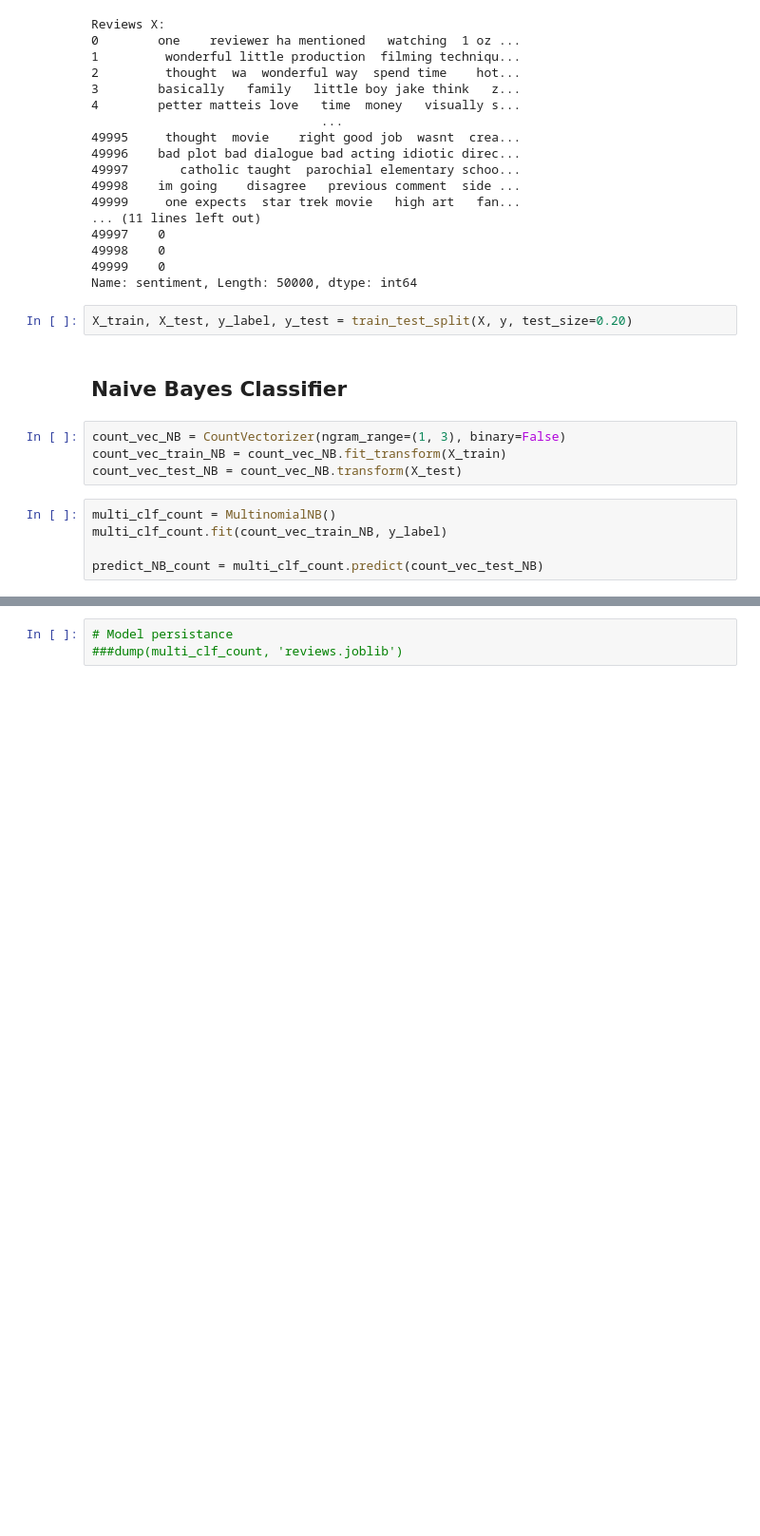
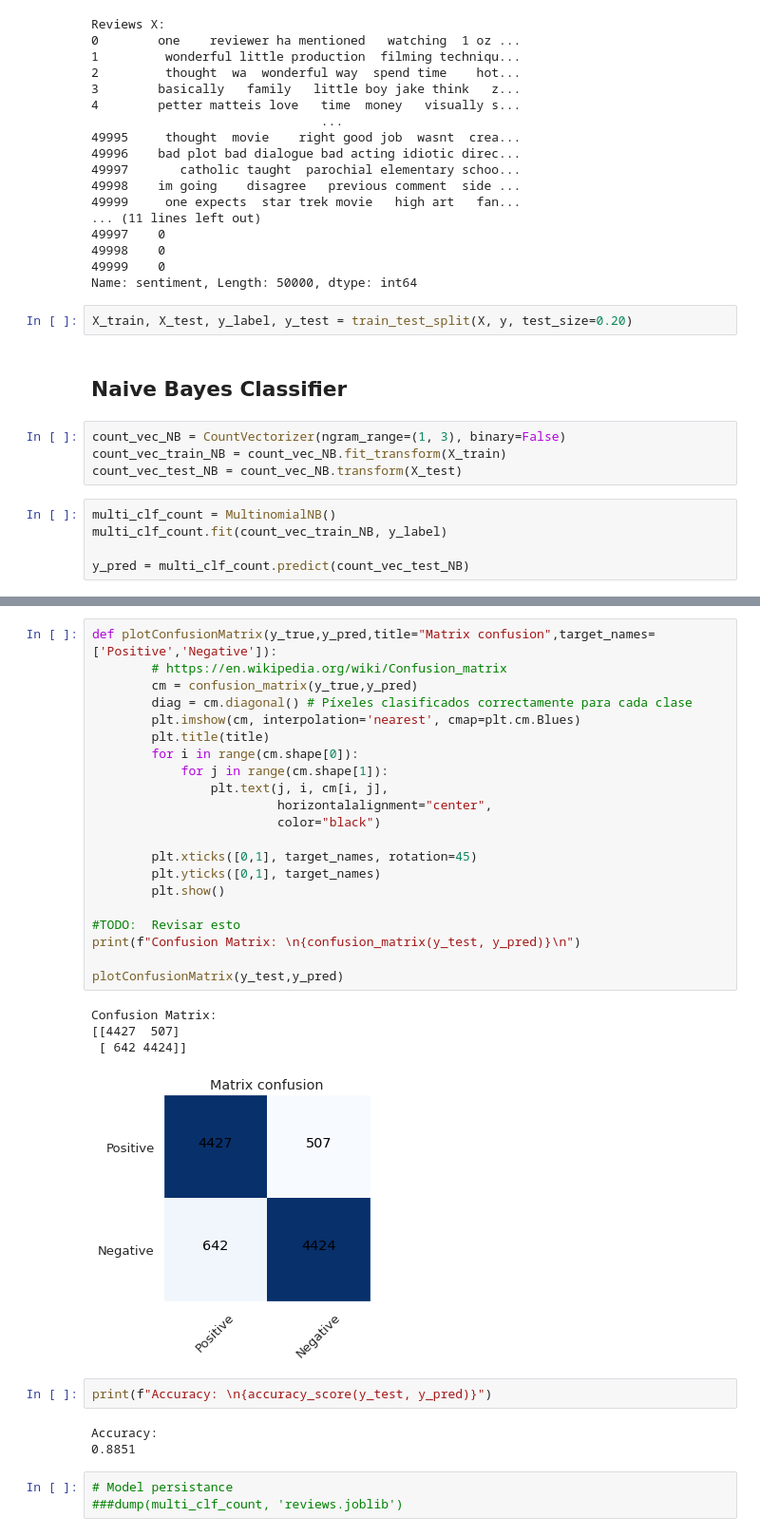
Before and after one commit to Davichet-e/ml-movie-oraculum, a Jupyter notebook: reviews/Data Procesing and cleaning of Reviews Dataset.ipynb, the cells around one changed output, grey strips where cells are left out. Shown: that part at 95% size. Cells and saved outputs as stored; diff of their text form; blank space fills up the shorter version.

```diff
--- a/reviews/Data Procesing and cleaning of Reviews Dataset.ipynb
+++ b/reviews/Data Procesing and cleaning of Reviews Dataset.ipynb
@@ -461,4 +461,4 @@ count_vec_test_NB = count_vec_NB.transform(X_test)
 multi_clf_count = MultinomialNB()
 multi_clf_count.fit(count_vec_train_NB, y_label)
 
-predict_NB_count = multi_clf_count.predict(count_vec_test_NB)
+y_pred = multi_clf_count.predict(count_vec_test_NB)
@@ -487,3 +477,34 @@ Accuracy:
+# %%
+def plotConfusionMatrix(y_true,y_pred,title="Matrix confusion",target_names=['Positive','Negative']):
+        # https://en.wikipedia.org/wiki/Confusion_matrix
+        cm = confusion_matrix(y_true,y_pred)
+        diag = cm.diagonal() # Píxeles clasificados correctamente para cada clase
+        plt.imshow(cm, interpolation='nearest', cmap=plt.cm.Blues)
+        plt.title(title)
+        for i in range(cm.shape[0]):
+            for j in range(cm.shape[1]):
+                plt.text(j, i, cm[i, j],
+                         horizontalalignment="center",
+                         color="black")
+
+        plt.xticks([0,1], target_names, rotation=45)
+        plt.yticks([0,1], target_names)
+        plt.show()
+
+#TODO:  Revisar esto
+print(f"Confusion Matrix: \n{confusion_matrix(y_test, y_pred)}\n")
+
+plotConfusionMatrix(y_test,y_pred)
+# %% [output]
+Confusion Matrix:
+[[4427  507]
+ [ 642 4424]]
+[figure, added]
+# %%
+print(f"Accuracy: \n{accuracy_score(y_test, y_pred)}")
+# %% [output]
+Accuracy:
+0.8851
 # %%
 # Model persistance
 ###dump(multi_clf_count, 'reviews.joblib')
```
Also changed, not shown: parts of 2 cells of this notebook.
